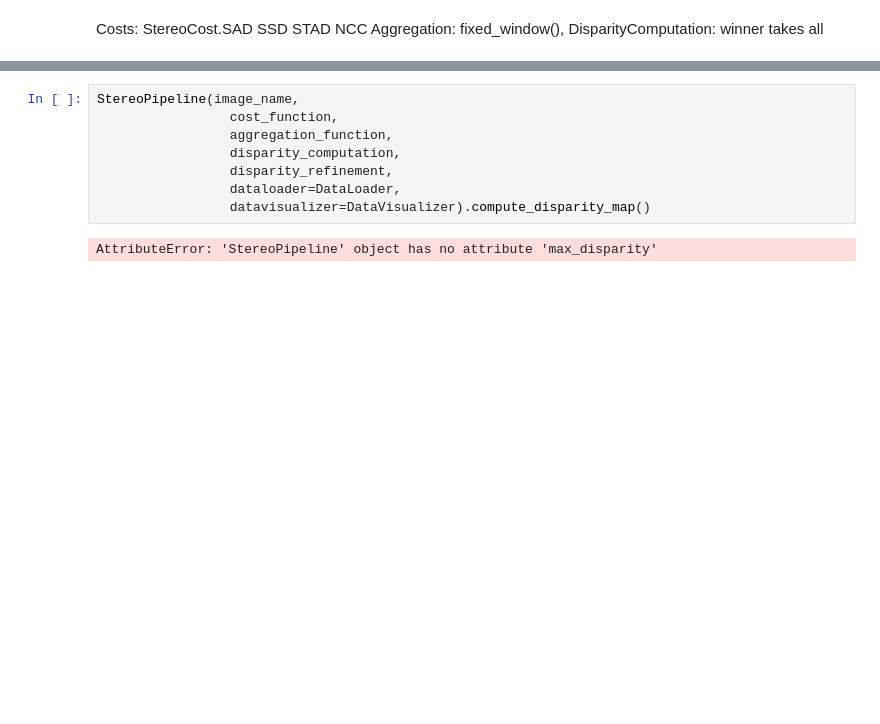
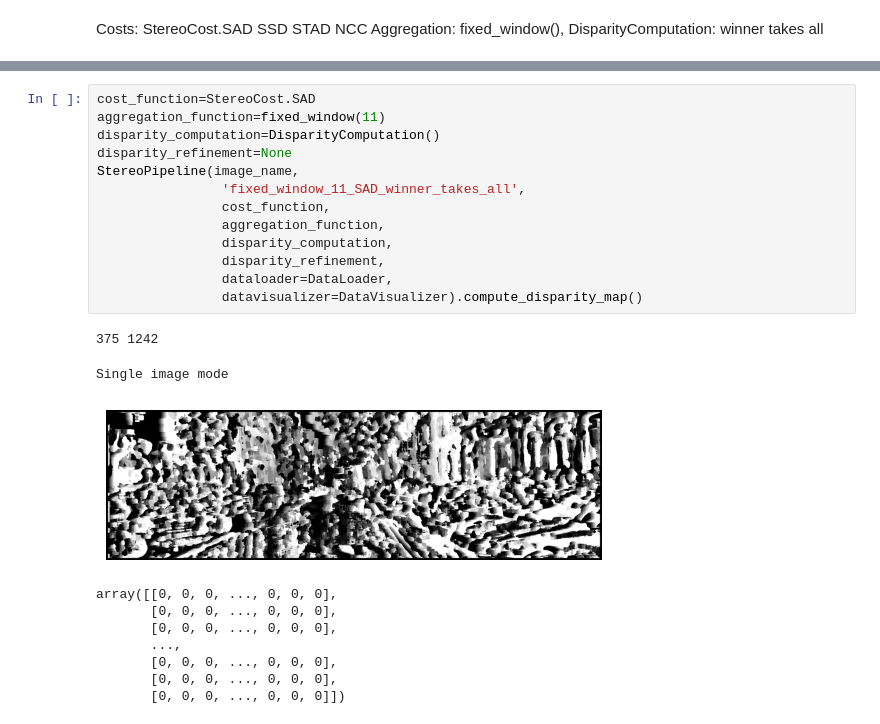
Before and after one commit to MachtaYassine/StereoMatching, a Jupyter notebook: main.ipynb, the cells around one changed output, grey strips where cells are left out. Saved outputs shown, nothing was run; the diff lists cells and outputs as text; blank space fills up the shorter version.

```diff
--- a/main.ipynb
+++ b/main.ipynb
@@ -17,10 +35,24 @@ disparity_refinement=None
 # %%
+cost_function=StereoCost.SAD
+aggregation_function=fixed_window(11)
+disparity_computation=DisparityComputation()
+disparity_refinement=None
 StereoPipeline(image_name,
-                 cost_function,
-                 aggregation_function,
-                 disparity_computation,
-                 disparity_refinement,
-                 dataloader=DataLoader,
-                 datavisualizer=DataVisualizer).compute_disparity_map()
+                'fixed_window_11_SAD_winner_takes_all',
+                cost_function,
+                aggregation_function,
+                disparity_computation,
+                disparity_refinement,
+                dataloader=DataLoader,
+                datavisualizer=DataVisualizer).compute_disparity_map()
 # %% [output]
-AttributeError: 'StereoPipeline' object has no attribute 'max_disparity'
+375 1242
+Single image mode
+[figure, added]
+array([[0, 0, 0, ..., 0, 0, 0],
+       [0, 0, 0, ..., 0, 0, 0],
+       [0, 0, 0, ..., 0, 0, 0],
+       ...,
+       [0, 0, 0, ..., 0, 0, 0],
+       [0, 0, 0, ..., 0, 0, 0],
+       [0, 0, 0, ..., 0, 0, 0]])
```
Also changed, not shown: parts of 5 cells of this notebook, 12 other files.
